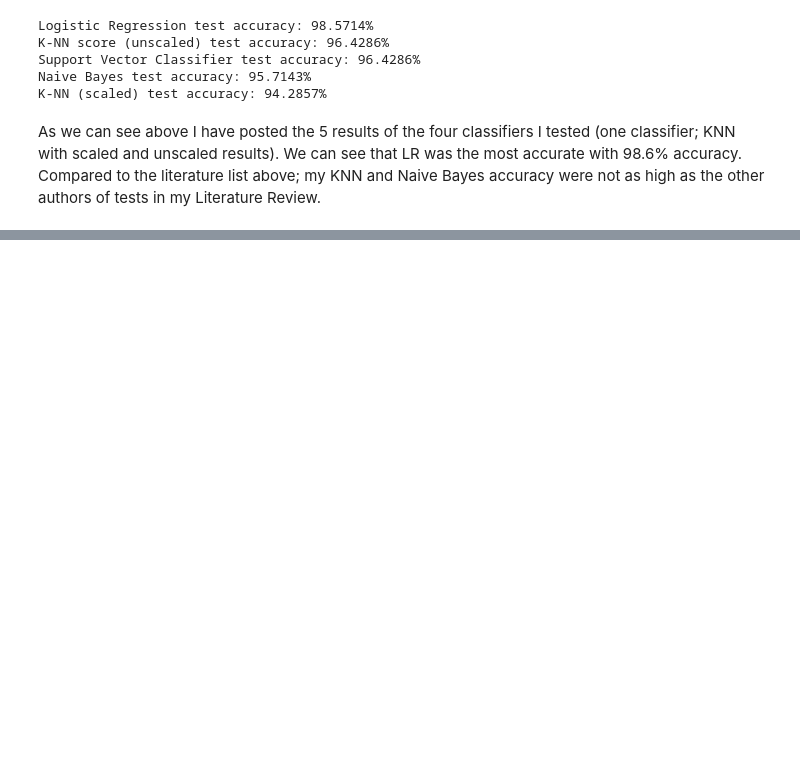
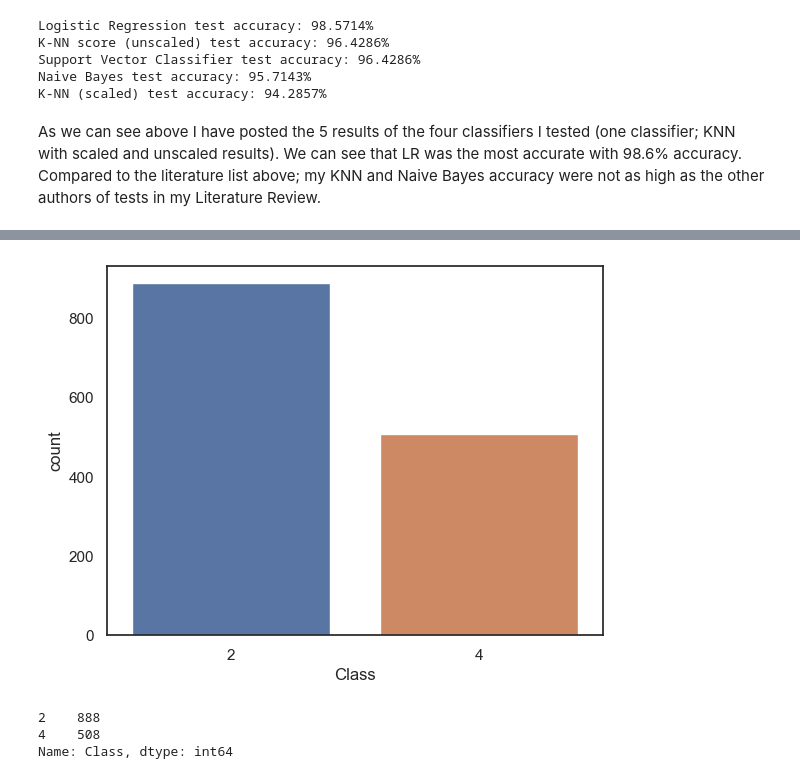
Before and after one commit to SeanE15/Programming_for_data_analysis_II, a Jupyter notebook: Assignment_2_PfDA.ipynb, the cells around one changed output, grey strips where cells are left out. Cells and saved outputs as stored; diff of their text form; code cells hidden in the pictures; blank space fills up the shorter version.

```diff
--- a/Assignment_2_PfDA.ipynb
+++ b/Assignment_2_PfDA.ipynb
@@ -724,3 +769,34 @@ Another avenue worth exploring is that of synthetic dataset creation using Machi
+# %%
+#https://medium.datadriveninvestor.com/expand-your-dataset-without-machine-learning-d82d8174ac11
+# Generate randomly calculated data - a random dataset which is in comparison to the original above.
+
+from random import choice
+choice_list= []
+
+colnames = df.columns.values
+
+for i in range(1,len(colnames)):
+   namee=colnames[i]
+   valueslist=df[namee].tolist()
+   for _ in range(699):
+      selection = choice(valueslist)
+      choice_list.append(selection)
+   df[namee]= pd.DataFrame(choice_list, columns=[namee])
+   choice_list.clear();
+# %%
+#create plot to show newly created dataset 'Classes'
+dfnew = df.append(df, ignore_index=True)
+sns.countplot(dfnew.Class,label='Number of Cases')
+plt.show;
+# %% [output]
+[figure, added]
+# %%
+# show value counts for randomly generated dataset.
+dfnew['Class'].value_counts()
+# %% [output]
+2    888
+4    508
+Name: Class, dtype: int64
 # %% [markdown]
 ## <div align="center"><b> References<b></div>
 
```
Also changed, not shown: parts of 20 cells of this notebook, 1 other file.
